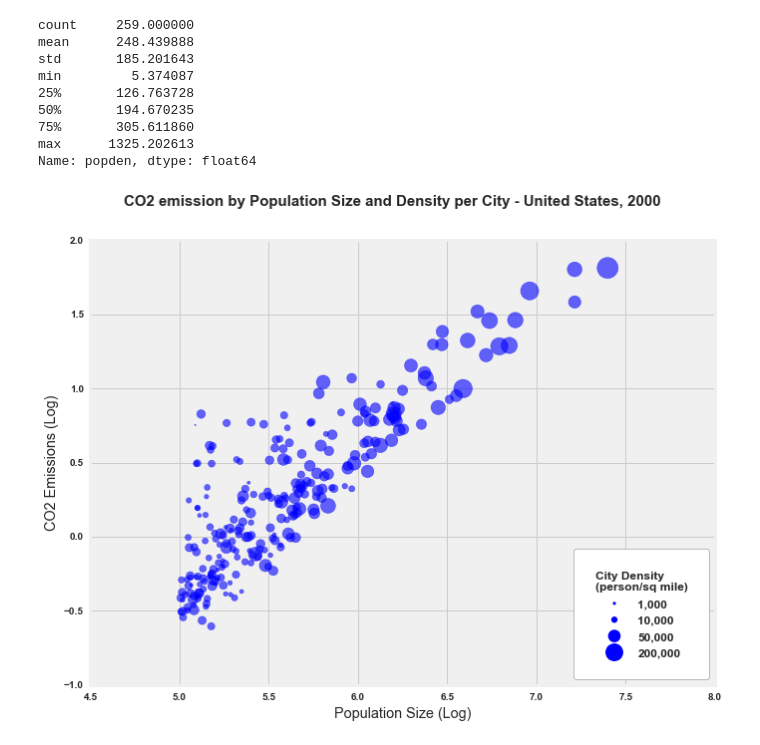
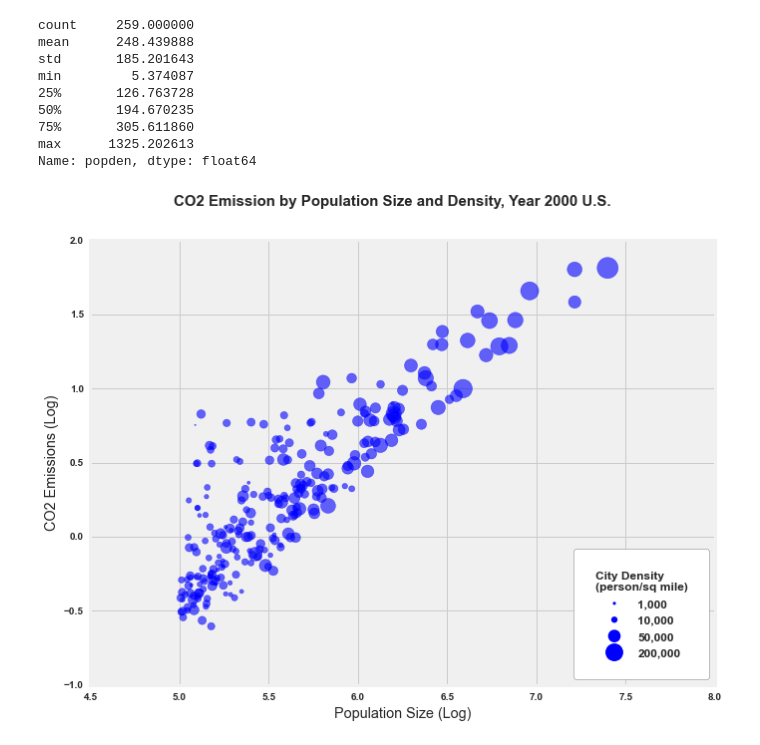
Before and after one commit to livenlulu/PUI2015_lkang, a Jupyter notebook: HW8/lkang_hw8_graph.ipynb, the cells around one changed output. Saved outputs shown, nothing was run; the diff lists cells and outputs as text; code cells hidden in the pictures.

```diff
--- a/HW8/lkang_hw8_graph.ipynb
+++ b/HW8/lkang_hw8_graph.ipynb
@@ -104,32 +104,32 @@ y = np.log10(data['TotalEmissions'])
 
 fig = plt.figure(figsize=(10, 8))
 
 pl.scatter(x, y, s=data['popden']/3, color='b', alpha=.6)
 pl.xlabel('Population Size (Log)')
 pl.ylabel('CO2 Emissions (Log)')
 #pl.xlim([5,7.5])
 #pl.ylim([-1,2.5])
-pl.suptitle('CO2 emission by Population Size and Density per City - United States, 2000', fontsize=15, fontweight='bold')
+pl.suptitle('CO2 Emission by Population Size and Density, Year 2000 U.S.', fontsize=15, fontweight='bold')
 import matplotlib as mpl
 font = {'family' : 'sans-serif',
         'weight' : 'bold',
         'size'   : 12}
 mpl.rc('font',**font)
 
 import matplotlib.patches as mpatches
 l1 = plt.scatter([],[], s=10, edgecolors='none')
 l2 = plt.scatter([],[], s=40, edgecolors='none')
 l3 = plt.scatter([],[], s=160, edgecolors='none')
 l4 = plt.scatter([],[], s=320, edgecolors='none')
 
 labels = ["1,000", "10,000", "50,000", "200,000"]
 
 leg = plt.legend([l1, l2, l3, l4], labels, frameon=True, fontsize=12,
 handlelength=2, loc = "lower right", borderpad = 1.8,
 handletextpad=1, title='City Density\n(person/sq mile)', scatterpoints = 1)
 frame = leg.get_frame()
 frame.set_facecolor('white')
 frame.set_edgecolor('grey')
 savefig('co2.png')
 # %% [output]
-[figure, old version]
+[figure, new version]
```
Also changed, not shown: 1 other file.
